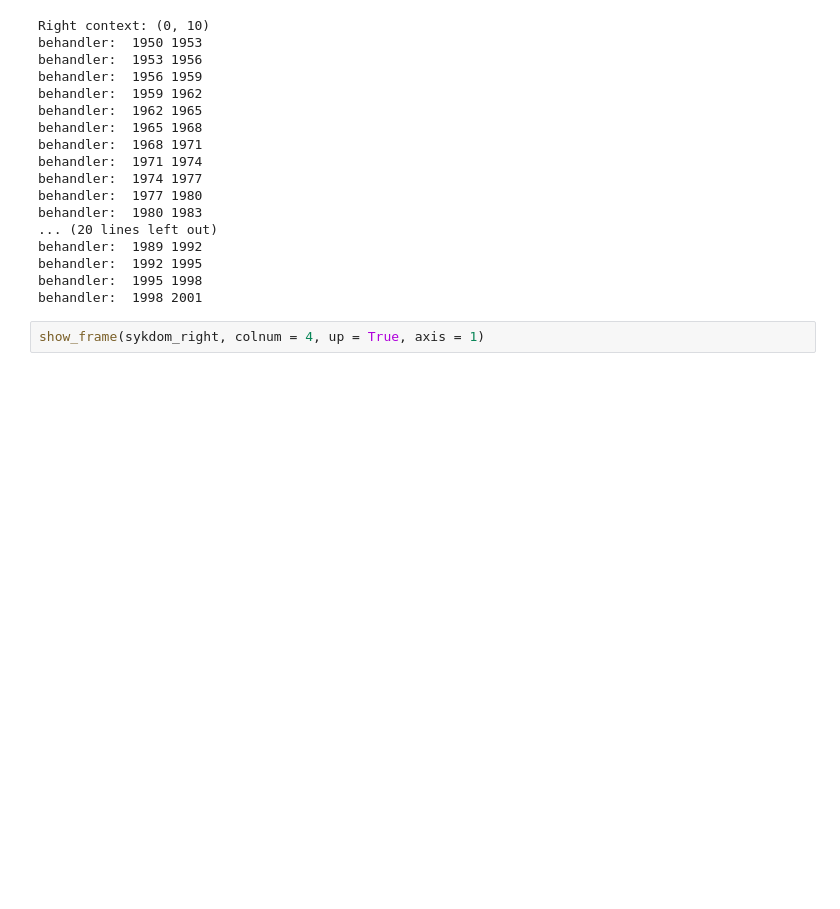
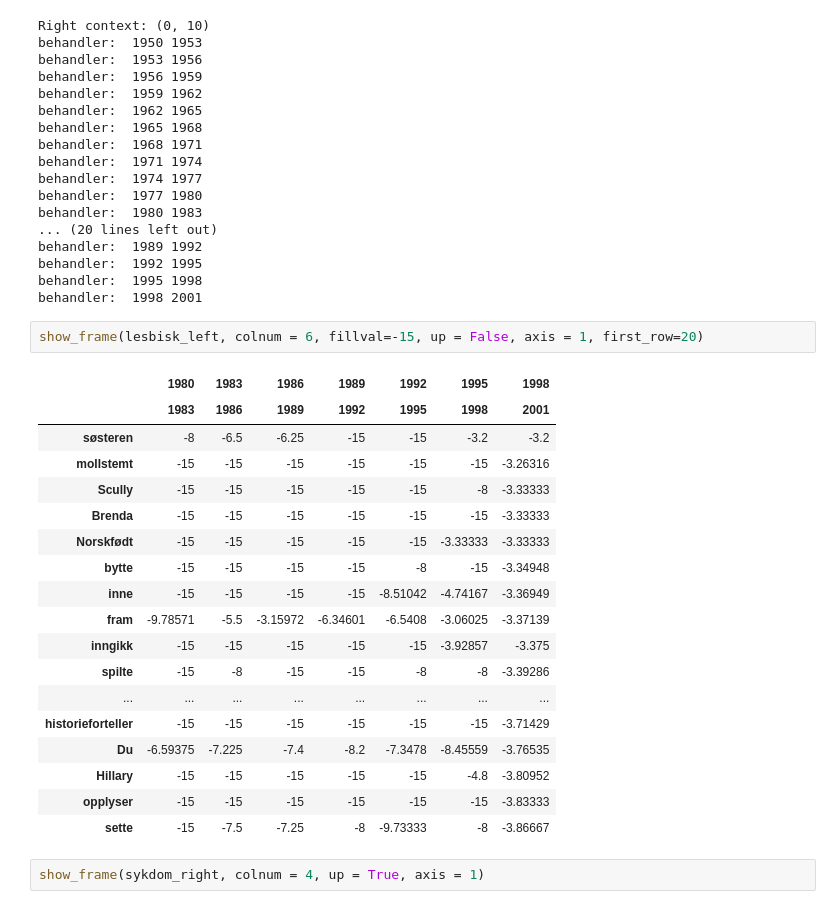
Before and after one commit to Yoonsen/HeCore, a Jupyter notebook: collocations-hecore.ipynb, the cells around one changed output. Saved outputs shown, nothing was run; the diff lists cells and outputs as text; blank space fills up the shorter version.

```diff
--- a/collocations-hecore.ipynb
+++ b/collocations-hecore.ipynb
@@ -151,6 +174,27 @@ behandler:  1989 1992
 behandler:  1992 1995
 behandler:  1995 1998
 behandler:  1998 2001
+# %%
+show_frame(lesbisk_left, colnum = 6, fillval=-15, up = False, axis = 1, first_row=20)
+# %% [output]
+|  | 1980 | 1983 | 1986 | 1989 | 1992 | 1995 | 1998 |
+|  | 1983 | 1986 | 1989 | 1992 | 1995 | 1998 | 2001 |
+| søsteren | -8 | -6.5 | -6.25 | -15 | -15 | -3.2 | -3.2 |
+| mollstemt | -15 | -15 | -15 | -15 | -15 | -15 | -3.26316 |
+| Scully | -15 | -15 | -15 | -15 | -15 | -8 | -3.33333 |
+| Brenda | -15 | -15 | -15 | -15 | -15 | -15 | -3.33333 |
+| Norskfødt | -15 | -15 | -15 | -15 | -15 | -3.33333 | -3.33333 |
+| bytte | -15 | -15 | -15 | -15 | -8 | -15 | -3.34948 |
+| inne | -15 | -15 | -15 | -15 | -8.51042 | -4.74167 | -3.36949 |
+| fram | -9.78571 | -5.5 | -3.15972 | -6.34601 | -6.5408 | -3.06025 | -3.37139 |
+| inngikk | -15 | -15 | -15 | -15 | -15 | -3.92857 | -3.375 |
+| spilte | -15 | -8 | -15 | -15 | -8 | -8 | -3.39286 |
+| ... | ... | ... | ... | ... | ... | ... | ... |
+| historieforteller | -15 | -15 | -15 | -15 | -15 | -15 | -3.71429 |
+| Du | -6.59375 | -7.225 | -7.4 | -8.2 | -7.3478 | -8.45559 | -3.76535 |
+| Hillary | -15 | -15 | -15 | -15 | -15 | -4.8 | -3.80952 |
+| opplyser | -15 | -15 | -15 | -15 | -15 | -15 | -3.83333 |
+| sette | -15 | -7.5 | -7.25 | -8 | -9.73333 | -8 | -3.86667 |
 # %%
 show_frame(sykdom_right, colnum = 4, up = True, axis = 1)
 # %% [output]
```
Also changed, not shown: parts of 9 cells of this notebook.
